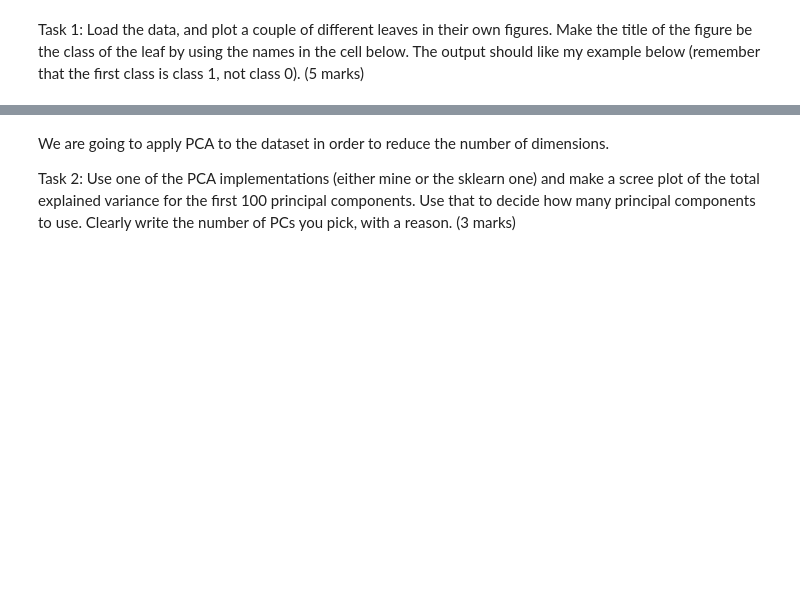
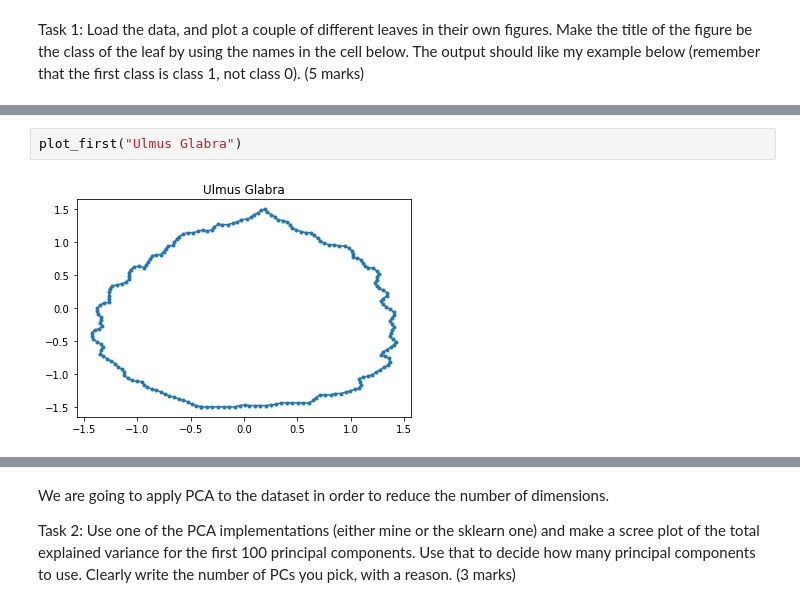
Before and after one commit to jaydenhooper/Leaves-PCA, a Jupyter notebook: Assignment4.ipynb, the cells around one changed output, grey strips where cells are left out. Drawn from its saved outputs; the diff is of its cells as text; blank space fills up the shorter version.

```diff
--- a/Assignment4.ipynb
+++ b/Assignment4.ipynb
@@ -26 +110,5 @@ names = ['Ulmus Minor', 'Acer Platanoides', 'Ulmus Laevis', 'Quercus Robur',
+# %%
+plot_first("Ulmus Glabra")
+# %% [output]
+[figure, added]
 # %%
```
Also changed, not shown: parts of 30 cells of this notebook, 1 other file.
